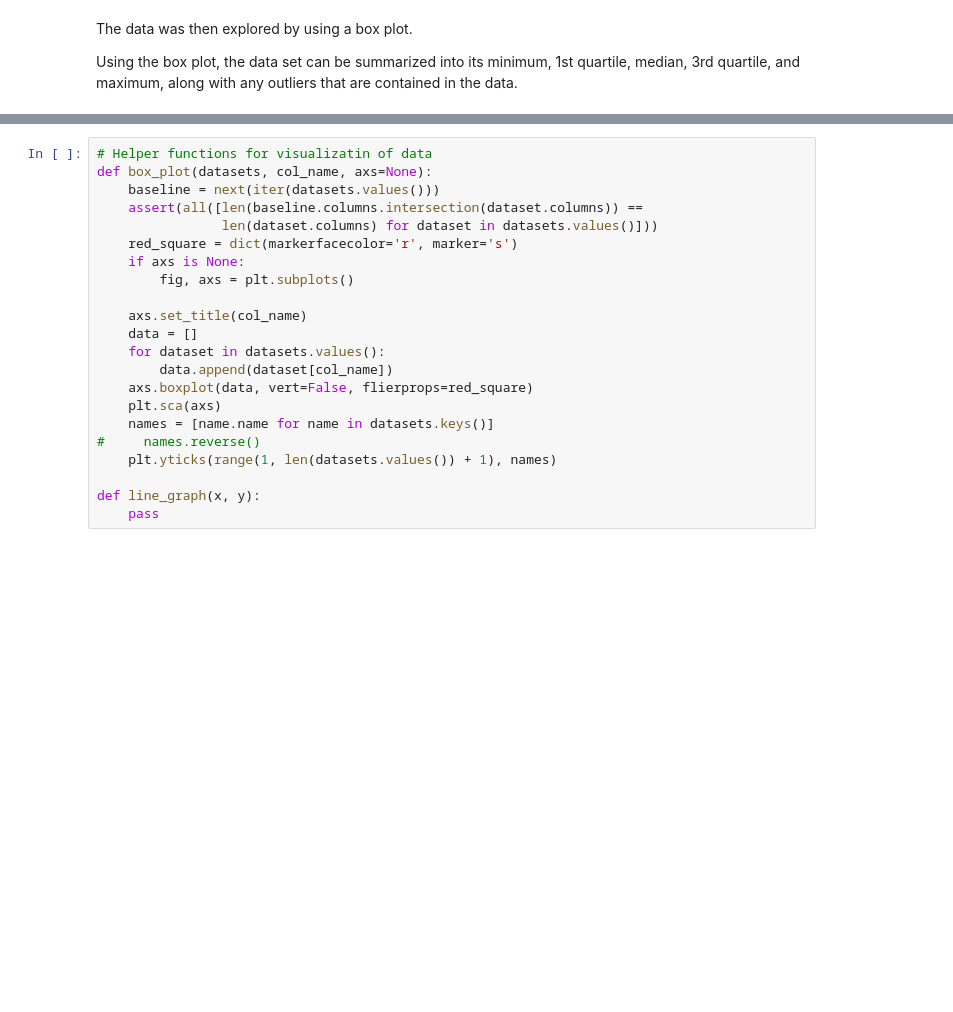
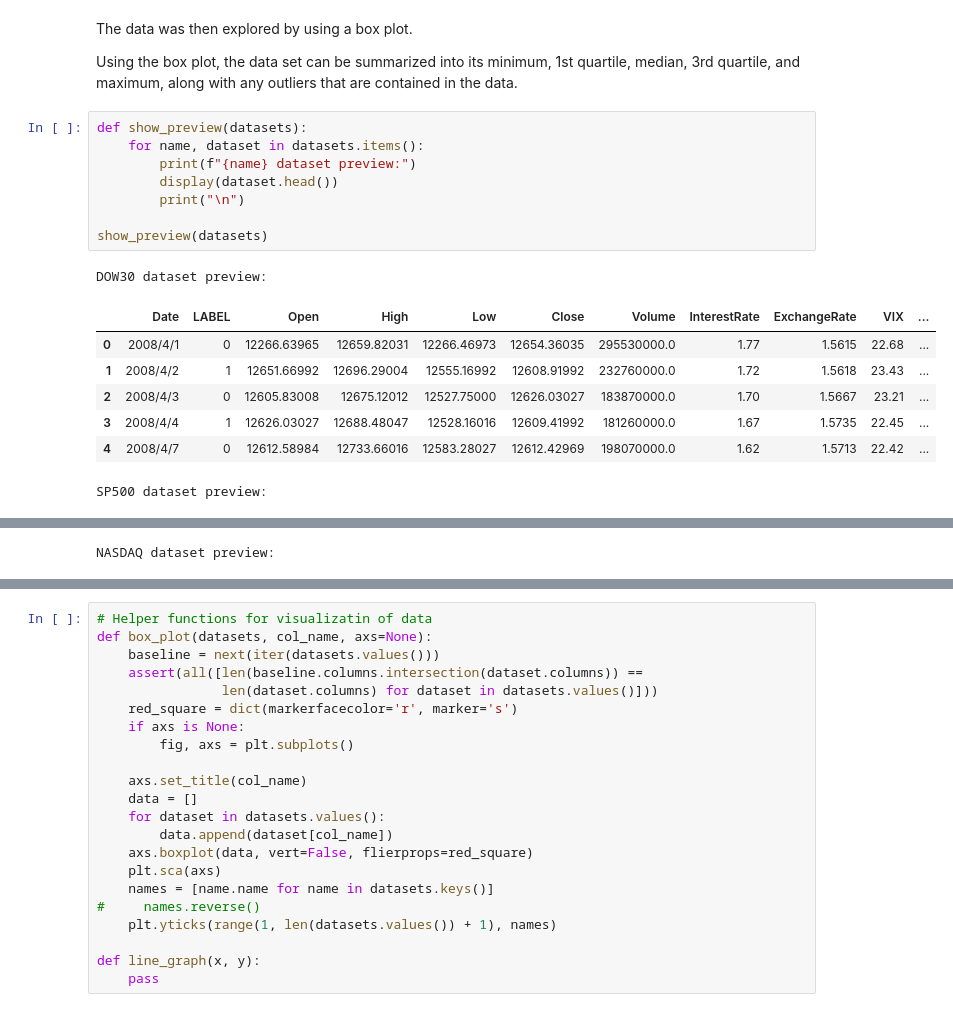
Before and after one commit to jesse-zou/CS363D-Final-Project, a Jupyter notebook: project.ipynb, the cells around one changed output, grey strips where cells are left out. Cells and saved outputs as stored; diff of their text form; blank space fills up the shorter version.

```diff
--- a/project.ipynb
+++ b/project.ipynb
@@ -110,3 +110,20 @@ We got "do not need data cleaning", which means there is no "Null" value in any
 The data was then explored by using a box plot.
 
 Using the box plot, the data set can be summarized into its minimum, 1st quartile, median, 3rd quartile, and maximum, along with any outliers that are contained in the data.
+# %%
+def show_preview(datasets):
+    for name, dataset in datasets.items():
+        print(f"{name} dataset preview:")
+        display(dataset.head())
+        print("\n")
+
+show_preview(datasets)
+# %% [output]
+DOW30 dataset preview:
+|  | Date | LABEL | Open | High | Low | Close | Volume | InterestRate | ExchangeRate | VIX | ... |
+| 0 | 2008/4/1 | 0 | 12266.63965 | 12659.82031 | 12266.46973 | 12654.36035 | 295530000.0 | 1.77 | 1.5615 | 22.68 | ... |
+| 1 | 2008/4/2 | 1 | 12651.66992 | 12696.29004 | 12555.16992 | 12608.91992 | 232760000.0 | 1.72 | 1.5618 | 23.43 | ... |
+| 2 | 2008/4/3 | 0 | 12605.83008 | 12675.12012 | 12527.75000 | 12626.03027 | 183870000.0 | 1.70 | 1.5667 | 23.21 | ... |
+| 3 | 2008/4/4 | 1 | 12626.03027 | 12688.48047 | 12528.16016 | 12609.41992 | 181260000.0 | 1.67 | 1.5735 | 22.45 | ... |
+| 4 | 2008/4/7 | 0 | 12612.58984 | 12733.66016 | 12583.28027 | 12612.42969 | 198070000.0 | 1.62 | 1.5713 | 22.42 | ... |
+SP500 dataset preview:
@@ -112,0 +136 @@ Using the box plot, the data set can be summarized into its minimum, 1st quartil
+NASDAQ dataset preview:
```
Also changed, not shown: parts of 17 cells of this notebook.
